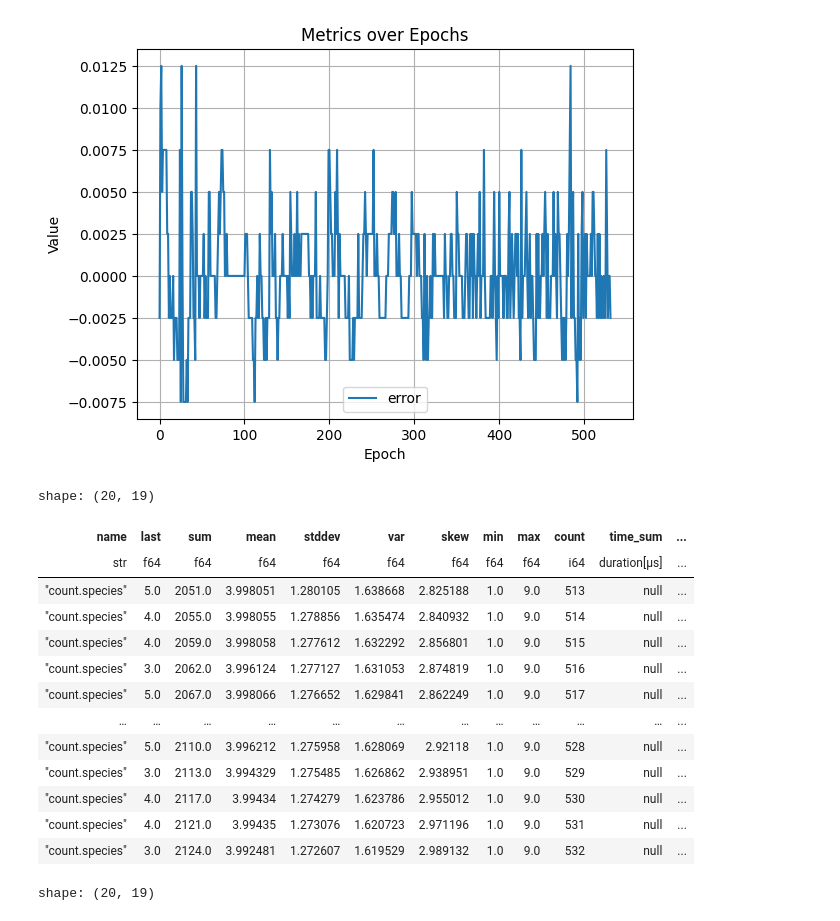
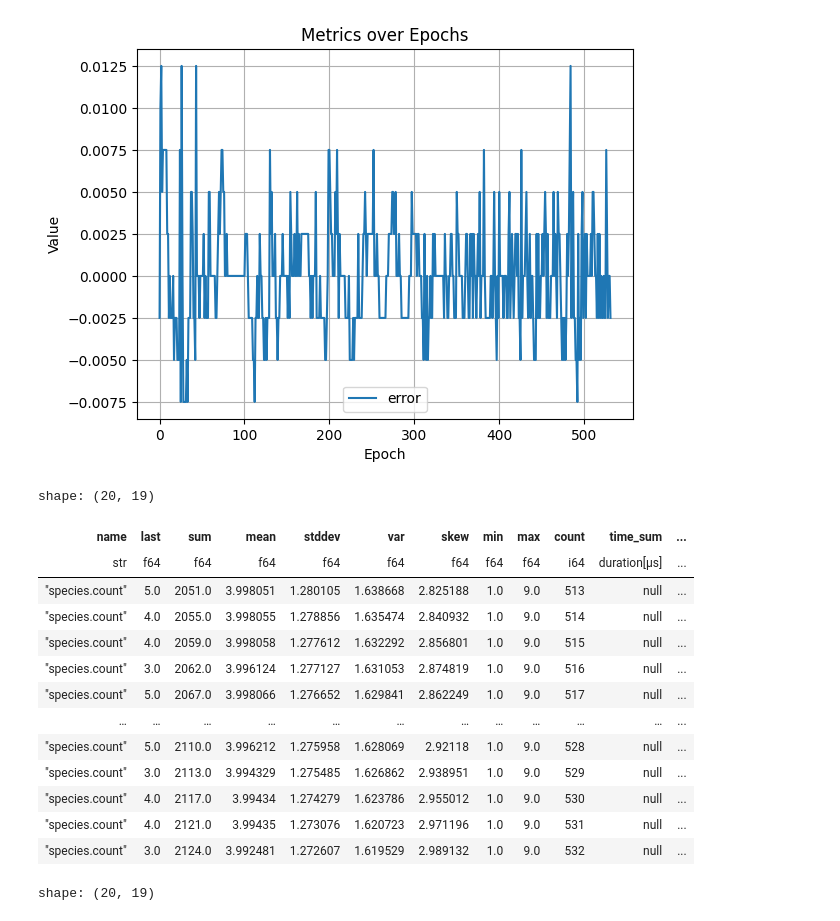
Before and after one commit to pkalivas/radiate, a Jupyter notebook: examples/python/expr_species_distance.ipynb, the cells around one changed output. Cells and saved outputs as stored; diff of their text form; code cells hidden in the pictures.

```diff
--- a/examples/python/expr_species_distance.ipynb
+++ b/examples/python/expr_species_distance.ipynb
@@ -92,23 +92,23 @@ collector.plot("error")
 [figure]
 # %%
 df = collector.to_polars()
-df.filter(pl.col("name") == "count.species").tail(20)
+df.filter(pl.col("name") == "species.count").tail(20)
 # df
 # %% [output]
 shape: (20, 19)
 | name | last | sum | mean | stddev | var | skew | min | max | count | time_sum | ... |
 | str | f64 | f64 | f64 | f64 | f64 | f64 | f64 | f64 | i64 | duration[μs] | ... |
-| "count.species" | 5.0 | 2051.0 | 3.998051 | 1.280105 | 1.638668 | 2.825188 | 1.0 | 9.0 | 513 | null | ... |
-| "count.species" | 4.0 | 2055.0 | 3.998055 | 1.278856 | 1.635474 | 2.840932 | 1.0 | 9.0 | 514 | null | ... |
-| "count.species" | 4.0 | 2059.0 | 3.998058 | 1.277612 | 1.632292 | 2.856801 | 1.0 | 9.0 | 515 | null | ... |
-| "count.species" | 3.0 | 2062.0 | 3.996124 | 1.277127 | 1.631053 | 2.874819 | 1.0 | 9.0 | 516 | null | ... |
-| "count.species" | 5.0 | 2067.0 | 3.998066 | 1.276652 | 1.629841 | 2.862249 | 1.0 | 9.0 | 517 | null | ... |
+| "species.count" | 5.0 | 2051.0 | 3.998051 | 1.280105 | 1.638668 | 2.825188 | 1.0 | 9.0 | 513 | null | ... |
+| "species.count" | 4.0 | 2055.0 | 3.998055 | 1.278856 | 1.635474 | 2.840932 | 1.0 | 9.0 | 514 | null | ... |
+| "species.count" | 4.0 | 2059.0 | 3.998058 | 1.277612 | 1.632292 | 2.856801 | 1.0 | 9.0 | 515 | null | ... |
+| "species.count" | 3.0 | 2062.0 | 3.996124 | 1.277127 | 1.631053 | 2.874819 | 1.0 | 9.0 | 516 | null | ... |
+| "species.count" | 5.0 | 2067.0 | 3.998066 | 1.276652 | 1.629841 | 2.862249 | 1.0 | 9.0 | 517 | null | ... |
 | … | … | … | … | … | … | … | … | … | … | … | ... |
-| "count.species" | 5.0 | 2110.0 | 3.996212 | 1.275958 | 1.628069 | 2.92118 | 1.0 | 9.0 | 528 | null | ... |
-| "count.species" | 3.0 | 2113.0 | 3.994329 | 1.275485 | 1.626862 | 2.938951 | 1.0 | 9.0 | 529 | null | ... |
-| "count.species" | 4.0 | 2117.0 | 3.99434 | 1.274279 | 1.623786 | 2.955012 | 1.0 | 9.0 | 530 | null | ... |
-| "count.species" | 4.0 | 2121.0 | 3.99435 | 1.273076 | 1.620723 | 2.971196 | 1.0 | 9.0 | 531 | null | ... |
-| "count.species" | 3.0 | 2124.0 | 3.992481 | 1.272607 | 1.619529 | 2.989132 | 1.0 | 9.0 | 532 | null | ... |
+| "species.count" | 5.0 | 2110.0 | 3.996212 | 1.275958 | 1.628069 | 2.92118 | 1.0 | 9.0 | 528 | null | ... |
+| "species.count" | 3.0 | 2113.0 | 3.994329 | 1.275485 | 1.626862 | 2.938951 | 1.0 | 9.0 | 529 | null | ... |
+| "species.count" | 4.0 | 2117.0 | 3.99434 | 1.274279 | 1.623786 | 2.955012 | 1.0 | 9.0 | 530 | null | ... |
+| "species.count" | 4.0 | 2121.0 | 3.99435 | 1.273076 | 1.620723 | 2.971196 | 1.0 | 9.0 | 531 | null | ... |
+| "species.count" | 3.0 | 2124.0 | 3.992481 | 1.272607 | 1.619529 | 2.989132 | 1.0 | 9.0 | 532 | null | ... |
 # %%
 df.filter(pl.col("name") == "error").tail(20)
 # %% [output]
```
Also changed, not shown: parts of 3 cells of this notebook, 18 other files.
